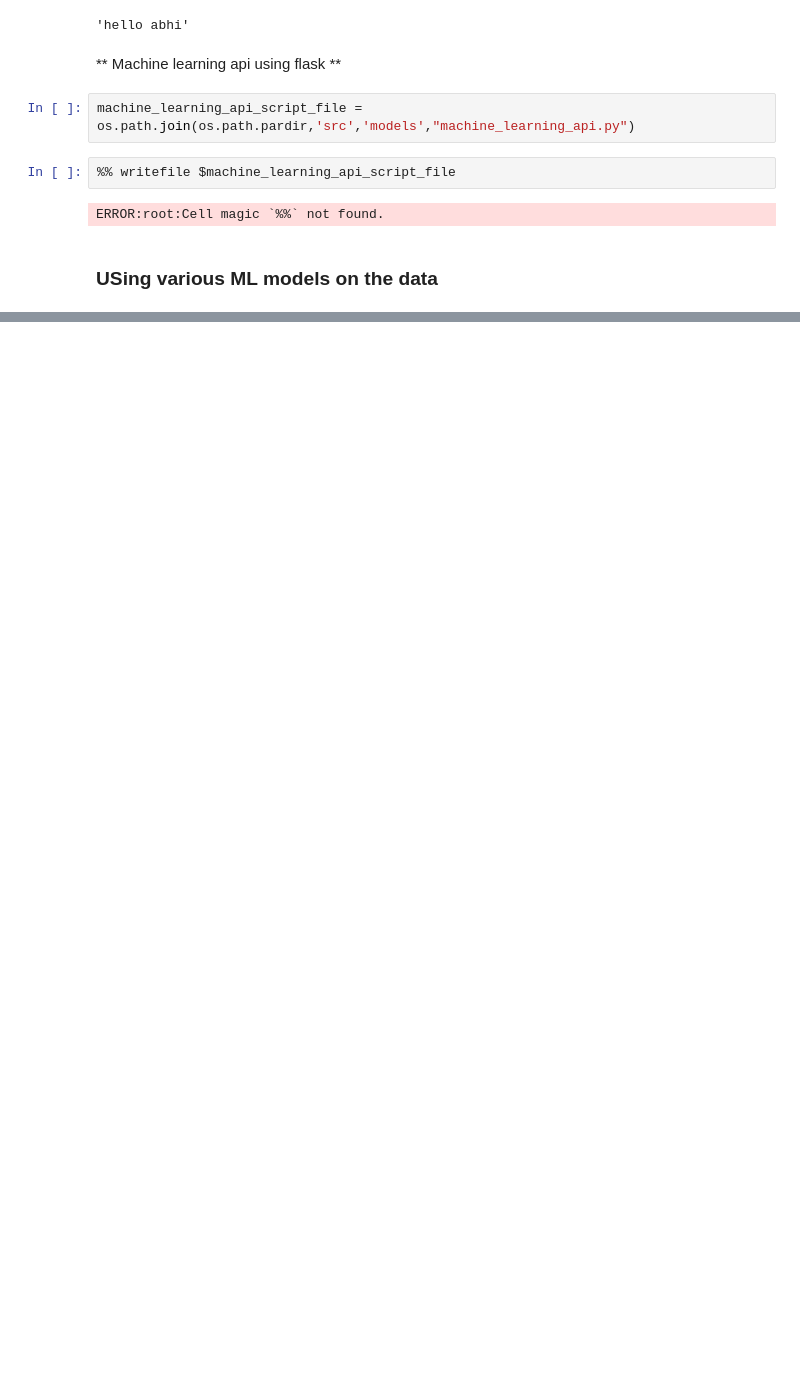
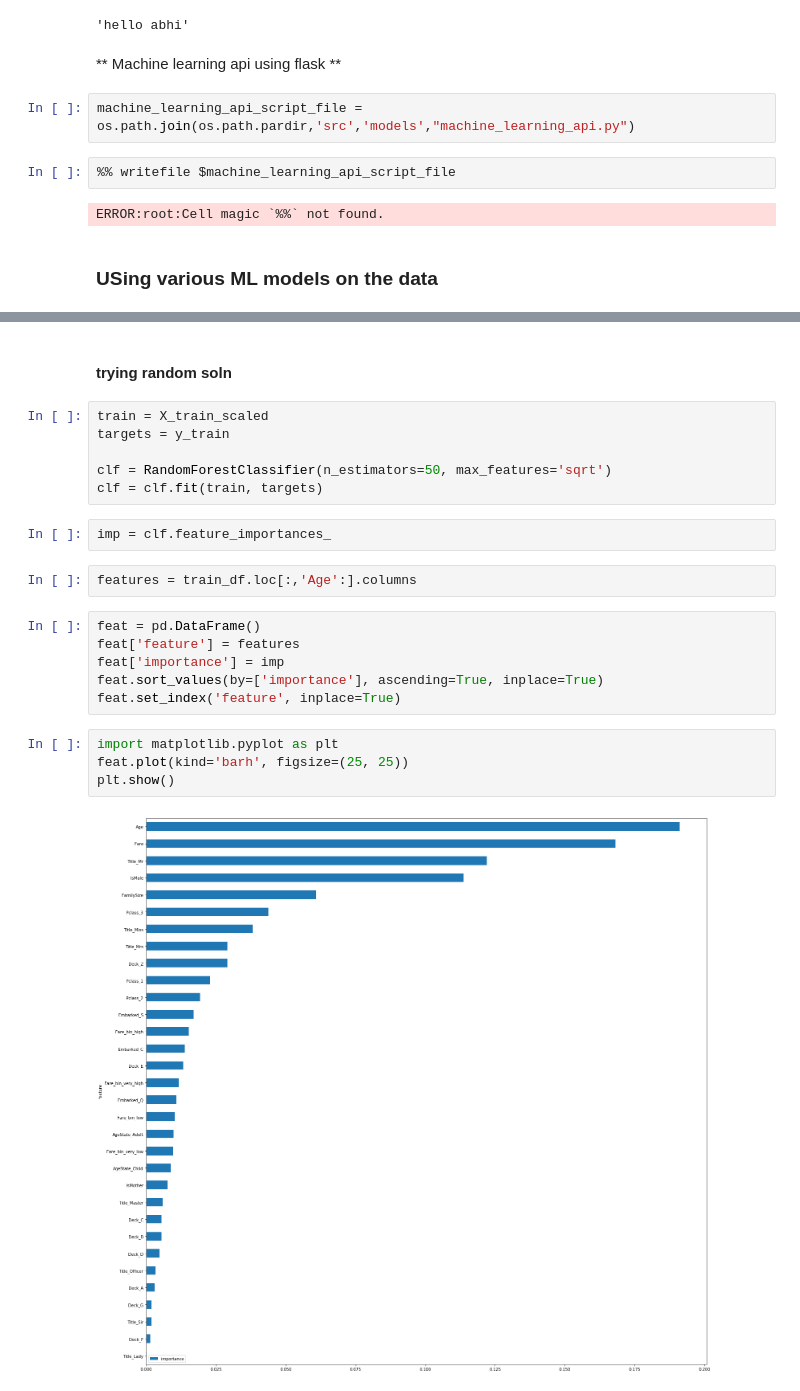
Before and after one commit to vivek1739/titanicDisaster, a Jupyter notebook: notebooks/ML1 & 2.ipynb, the cells around one changed output, grey strips where cells are left out. Drawn from its saved outputs; the diff is of its cells as text; blank space fills up the shorter version.

```diff
--- a/notebooks/ML1 & 2.ipynb
+++ b/notebooks/ML1 & 2.ipynb
@@ -391,0 +551,24 @@ get_submission_file(clf,'scaled_lr.csv')
+# %% [markdown]
+#### trying random soln
+# %%
+train = X_train_scaled
+targets = y_train
+
+clf = RandomForestClassifier(n_estimators=50, max_features='sqrt')
+clf = clf.fit(train, targets)
+# %%
+imp = clf.feature_importances_
+# %%
+features = train_df.loc[:,'Age':].columns
+# %%
+feat = pd.DataFrame()
+feat['feature'] = features
+feat['importance'] = imp
+feat.sort_values(by=['importance'], ascending=True, inplace=True)
+feat.set_index('feature', inplace=True)
+# %%
+import matplotlib.pyplot as plt
+feat.plot(kind='barh', figsize=(25, 25))
+plt.show()
+# %% [output]
+[figure, added]
```
Also changed, not shown: parts of 30 cells of this notebook.
